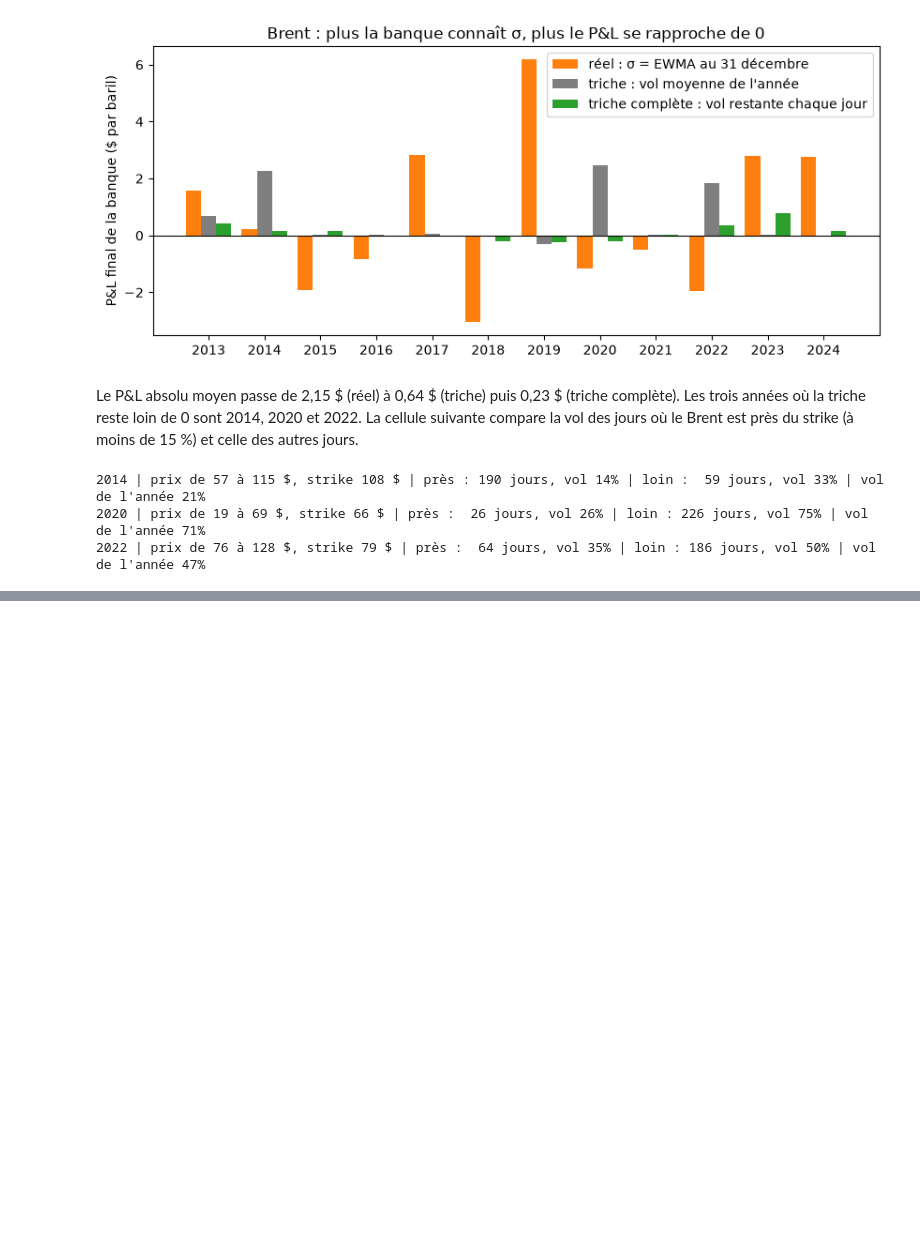
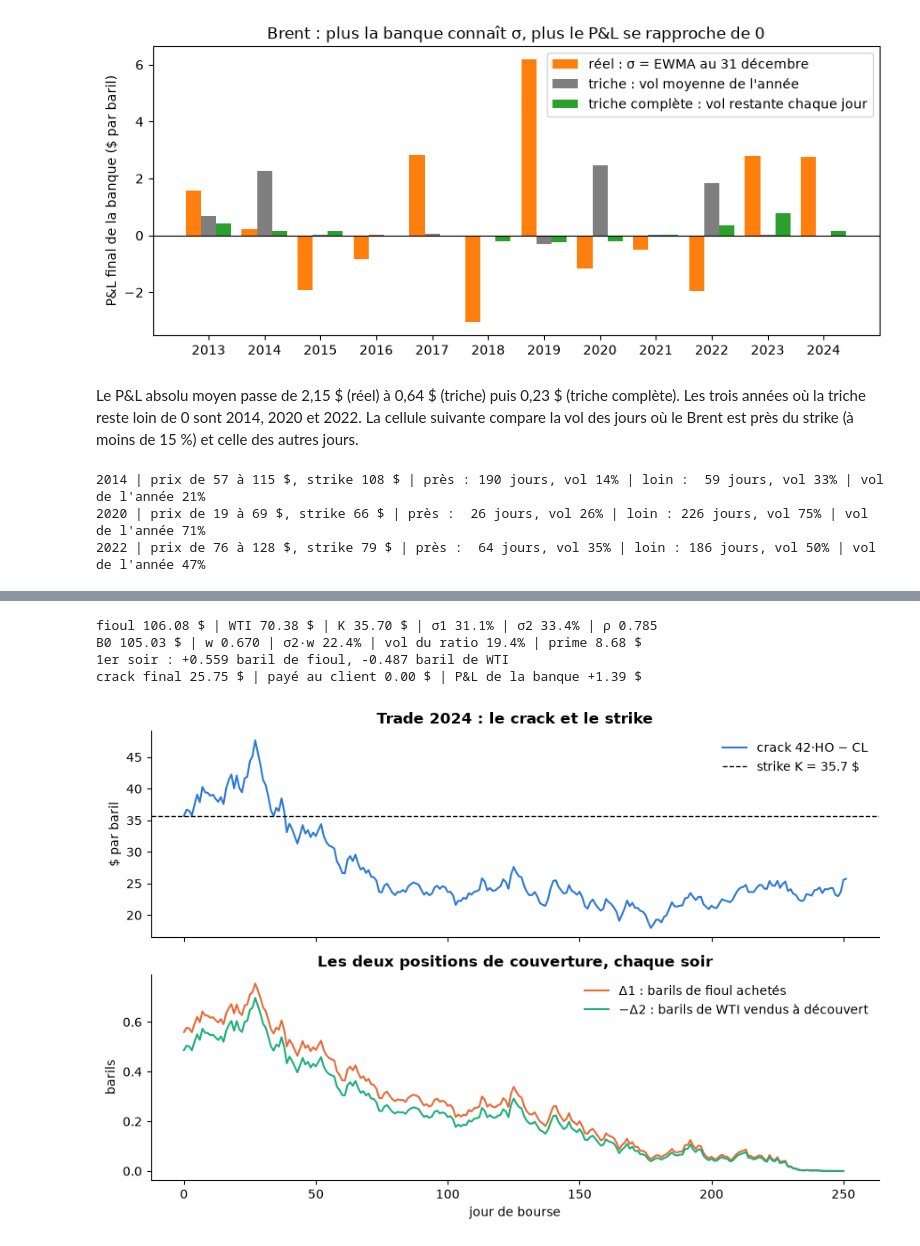
Before and after one commit to Maxence-Latreuille/spread-option-pricing, a Jupyter notebook: notebooks/03_hedging_real_data.ipynb, the cells around one changed output, grey strips where cells are left out. Drawn from its saved outputs; the diff is of its cells as text; code cells hidden in the pictures; blank space fills up the shorter version.

Commit message:
Add crack spread hedging analysis
Extend notebook 03 with real-data crack spread trades using Kirk pricing and daily hedging, including parameter comparisons and P&L visualizations.

```diff
--- a/notebooks/03_hedging_real_data.ipynb
+++ b/notebooks/03_hedging_real_data.ipynb
@@ -288,0 +321,49 @@ La méthode de couverture et la formule fonctionnent ; l'erreur vient surtout de
+# %%
+p1, p2 = heating["2024"].to_numpy(), wti["2024"].to_numpy() # the real year 2024, day by day
+S1, S2 = p1[0], p2[0]
+K = S1 - S2 # at the money: strike = crack on the first day
+s1, s2, rho = ewma_vol(heating["2023"]), ewma_vol(wti["2023"]), ewma_corr(heating["2023"], wti["2023"])
+B0 = S2 + K * np.exp(-r * T) # 'WTI + K', K being paid in one year
+w = S2 / B0 # part of B0 that moves
+price0 = kirk_call(S1, S2, K, T, r, s1, s2, rho) # premium received on the first day
+print(f"fioul {S1:.2f} $ | WTI {S2:.2f} $ | K {K:.2f} $ | σ1 {s1:.1%} | σ2 {s2:.1%} | ρ {rho:.3f}")
+print(f"B0 {B0:.2f} $ | w {w:.3f} | σ2·w {s2 * w:.1%} | vol du ratio {kirk_ratio_vol(S2, K, s1, s2, rho):.1%} | prime {price0:.2f} $")
+
+# the two positions the bank holds each evening (same calls as inside hedge_spread_one_path)
+n_steps = len(p1) - 1
+dt = T / n_steps
+held = [kirk_deltas(p1[i], p2[i], K, T - i * dt, r, s1, s2, rho) for i in range(n_steps)] # (delta1, delta2) per day
+delta1 = np.array([d[0] for d in held])
+delta2 = np.array([d[1] for d in held])
+print(f"1er soir : {delta1[0]:+.3f} baril de fioul, {delta2[0]:+.3f} baril de WTI")
+
+deltas_fn = lambda S1_now, S2_now, time_left: kirk_deltas(S1_now, S2_now, K, time_left, r, s1, s2, rho)
+payoff_fn = lambda S1T, S2T: spread_call_payoff(S1T, S2T, K)
+result = hedge_spread_one_path(p1, p2, T, r, price0, deltas_fn, payoff_fn)
+crack_T = p1[-1] - p2[-1]
+print(f"crack final {crack_T:.2f} $ | payé au client {max(crack_T - K, 0):.2f} $ | P&L de la banque {result:+.2f} $")
+# %% [output]
+fioul 106.08 $ | WTI 70.38 $ | K 35.70 $ | σ1 31.1% | σ2 33.4% | ρ 0.785
+B0 105.03 $ | w 0.670 | σ2·w 22.4% | vol du ratio 19.4% | prime 8.68 $
+1er soir : +0.559 baril de fioul, -0.487 baril de WTI
+crack final 25.75 $ | payé au client 0.00 $ | P&L de la banque +1.39 $
+# %%
+crack = p1 - p2 # crack every day of 2024
+fig, axes = plt.subplots(2, 1, figsize=(9, 6), sharex=True)
+axes[0].plot(crack, color="#2a78d6", label="crack 42·HO − CL")
+axes[0].axhline(K, color="black", linestyle="--", linewidth=1, label=f"strike K = {K:.1f} $")
+axes[0].set_ylabel("$ par baril")
+axes[0].set_title("Trade 2024 : le crack et le strike", fontweight="bold")
+axes[0].legend(frameon=False)
+axes[1].plot(delta1, color="#eb6834", label="Δ1 : barils de fioul achetés")
+axes[1].plot(-delta2, color="#1baf7a", label="−Δ2 : barils de WTI vendus à découvert")
+axes[1].set_ylabel("barils")
+axes[1].set_xlabel("jour de bourse")
+axes[1].set_title("Les deux positions de couverture, chaque soir", fontweight="bold")
+axes[1].legend(frameon=False)
+for ax in axes:
+    ax.spines[["top", "right"]].set_visible(False)
+plt.tight_layout()
+plt.show()
+# %% [output]
+[figure, added]
```
Also changed, not shown: parts of 13 cells of this notebook, 1 other file.
